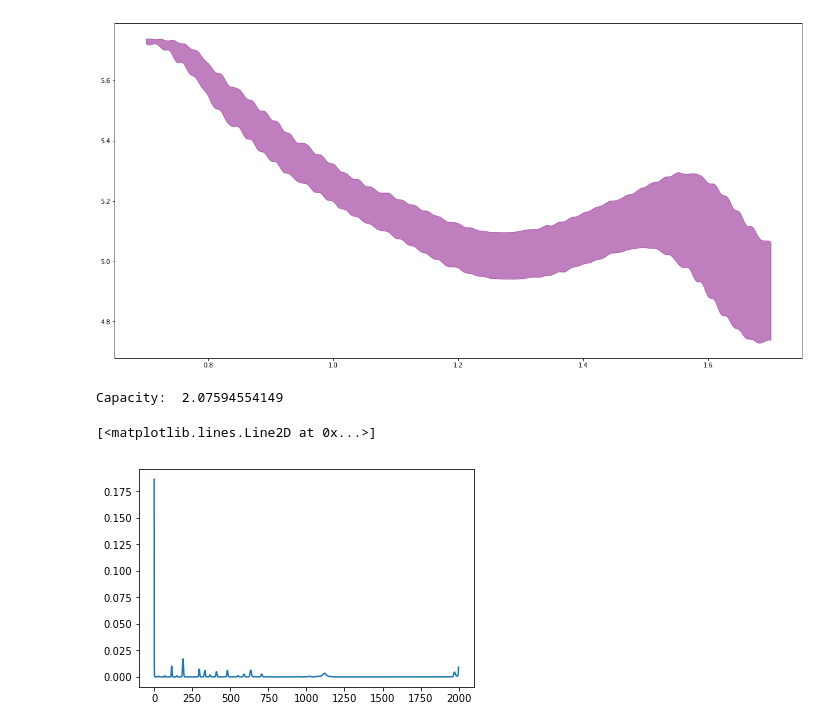
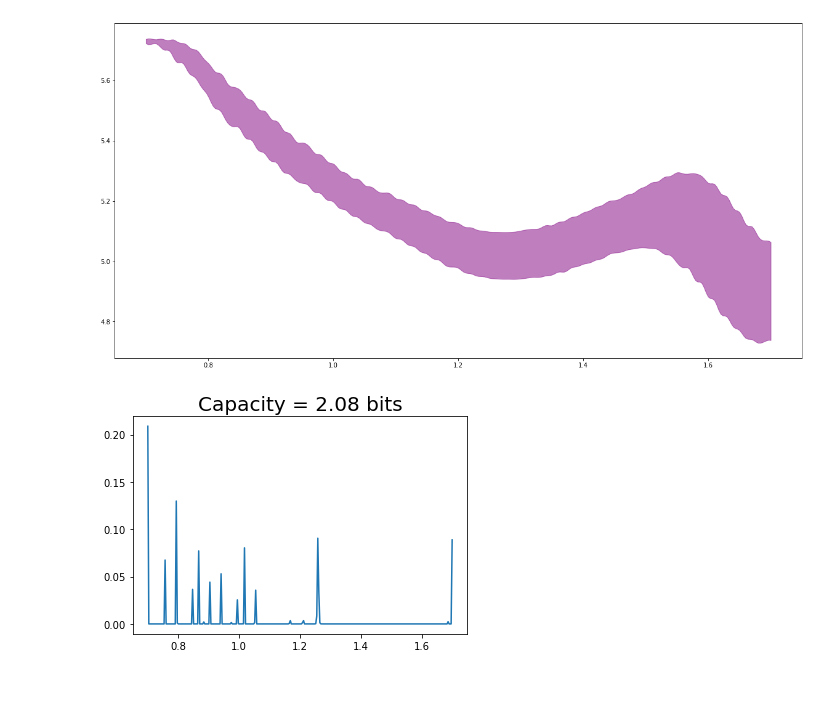
Before and after one commit to rzarcone/PCM_Paper, a Jupyter notebook: New_PCM_Data.ipynb, the cells around one changed output. Cells and saved outputs as stored; diff of their text form; code cells hidden in the pictures; blank space fills up the shorter version.

```diff
--- a/New_PCM_Data.ipynb
+++ b/New_PCM_Data.ipynb
@@ -235,13 +260,10 @@ varr_maker(flipped_P_RV, V, R, color = 'purple', plot_varrs = True);
 # %% [output]
 [figure]
 [figure]
-# %%
-C,Px = blahut.blahut_arimoto(flipped_P_RV)
-print ("Capacity: ", C)
-# %% [output]
-Capacity:  2.07594554149
-# %%
-plt.plot(Px)
-# %% [output]
-[<matplotlib.lines.Line2D at 0x...>]
-[figure, removed]
+# %%
+C,Px = blahut.blahut_arimoto(flipped_P_RV)
+plt.plot(np.linspace(V[0],V[-1],len(Px)),Px)
+plt.title('Capacity = '+str(round(C,2)) +' bits', fontsize=20)
+plt.savefig('source_distribution.png')
+# %% [output]
+[figure, added]
```
Also changed, not shown: parts of 6 cells of this notebook, 1 other file.
